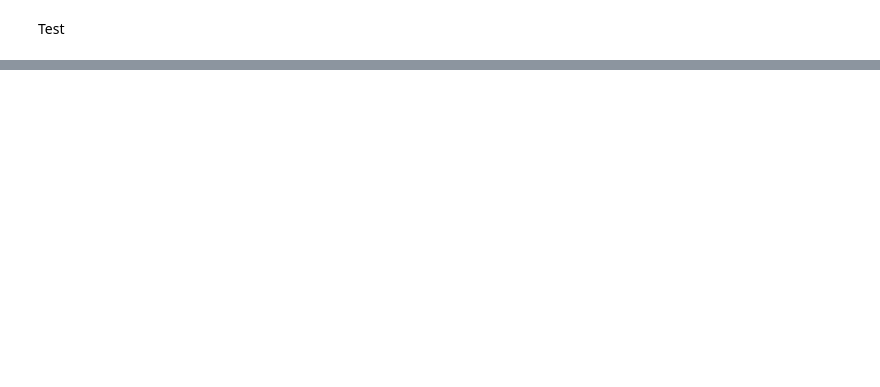
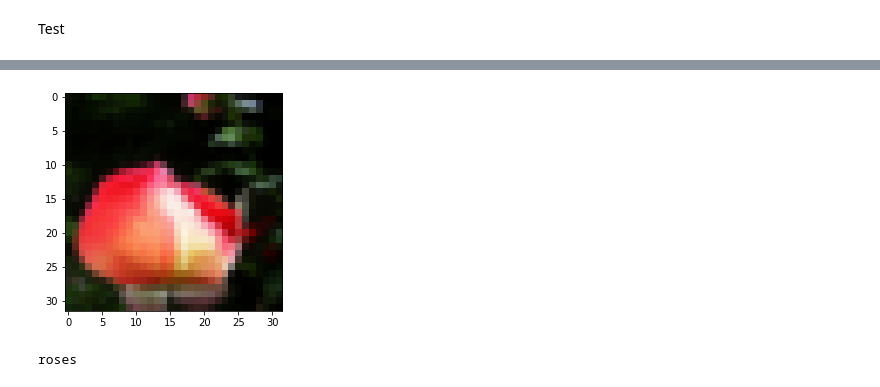
Before and after one commit to shb8086/Flower_Classifer, a Jupyter notebook: Flower_Classifier.ipynb, the cells around one changed output, grey strips where cells are left out. Saved outputs shown, nothing was run; the diff lists cells and outputs as text; code cells hidden in the pictures; blank space fills up the shorter version.

```diff
--- a/Flower_Classifier.ipynb
+++ b/Flower_Classifier.ipynb
@@ -91,6 +175,15 @@ uploaded = files.upload()
 # %%
-new_image= plt.imread("")
-new_image=plt.imshow(new_image)
 from skimage.transform import resize
-new_image_resized= resize(new_image, (32,32,3))
-new_image= plt.imshow(new_image_resized)
+new_image_resized= resize(new_image, (32,32,3))#from skimage
+plt.imshow(new_image_resized)
+# %% [output]
+[figure, added]
+# %%
+pred=model.predict(np.array([new_image_resized,]))
+classes=['daisy','dandelion','roses','sunflowers','tulips']
+for i in range(len(pred[0])):
+  if pred[0][i]==max(pred[0]):
+    break
+print(classes[i])
+# %% [output]
+roses
```
Also changed, not shown: parts of 14 cells of this notebook.
